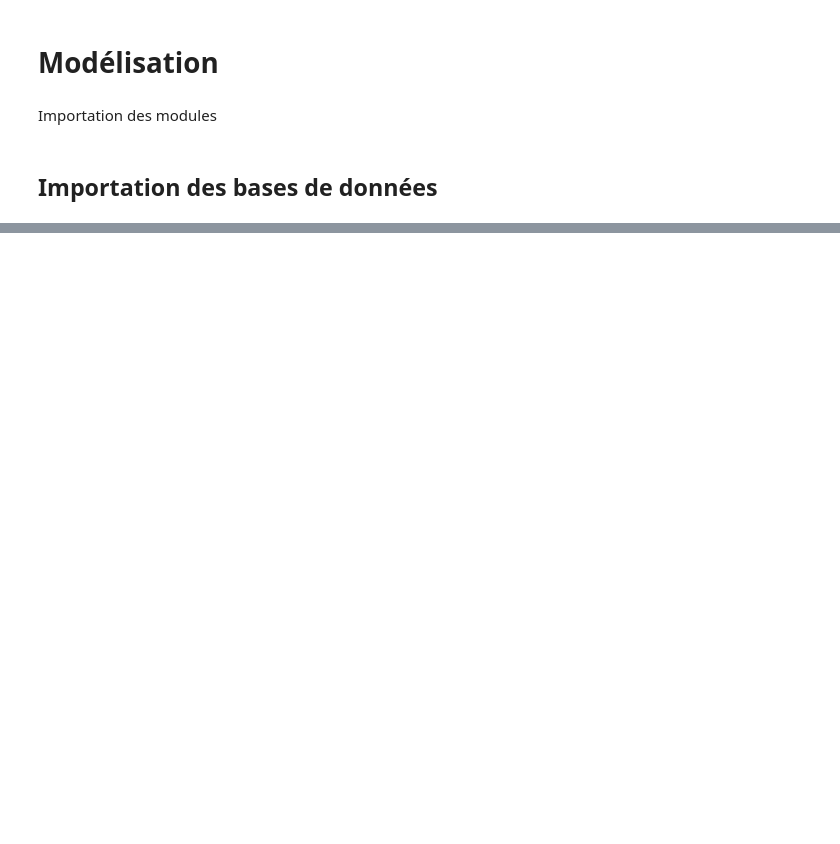
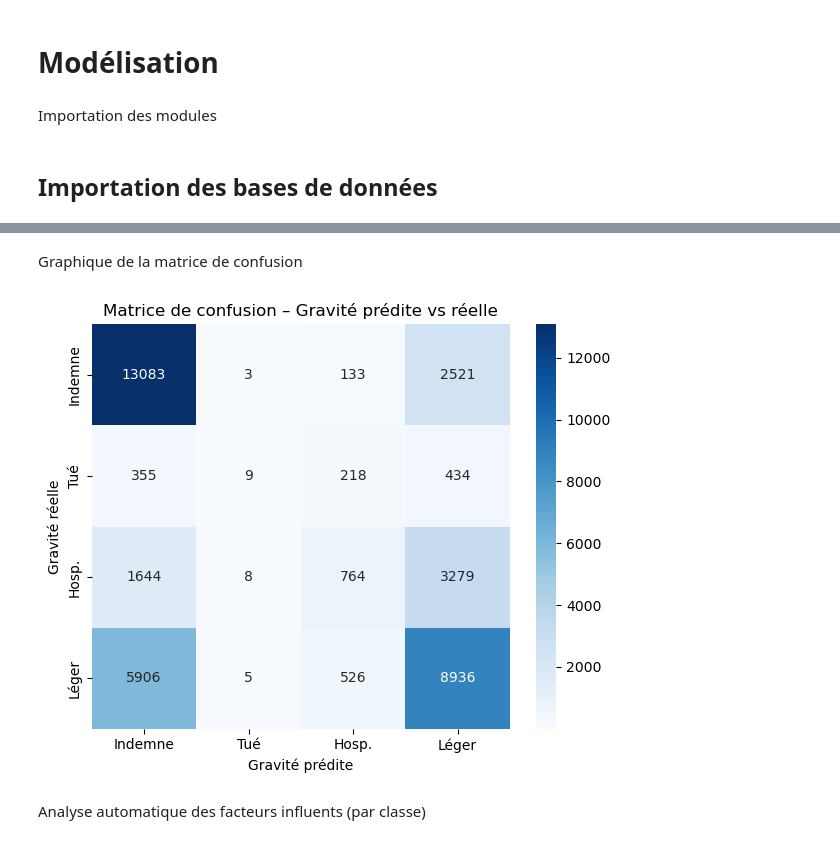
Before and after one commit to Romaric01K/Projet_Tutor-, a Jupyter notebook: Modélisation.ipynb, the cells around one changed output, grey strips where cells are left out. Drawn from its saved outputs; the diff is of its cells as text; code cells hidden in the pictures; blank space fills up the shorter version.

Commit message:
modèle GLM ajouté

```diff
--- a/Modélisation.ipynb
+++ b/Modélisation.ipynb
@@ -21,8 +26,8 @@ from sklearn.preprocessing import StandardScaler
 # %% [markdown]
 ## Importation des bases de données
 # %%
-
 base_finale= pd.read_csv("base_finale.csv", delimiter=",", low_memory=False)
+base_f= pd.read_csv("base_f.csv", delimiter=",", low_memory=False)
 # %%
 base_finale.info()
 # %% [output]
@@ -201,0 +251,29 @@ manv          -0.0177      0.001    -21.835      0.000      -0.019      -0.016
+# %%
+# 1. Variables explicatives et variable cible (gravité exacte)
+variables = ['sexe', 'age', 'catv', 'catu', 'atm', 'lum', 'trajet', 'secu1', 'choc', 'manv','choc']
+df_model = base_f[variables + ['grav']].dropna()
+
+# 2. Encodage des variables catégorielles
+X = pd.get_dummies(df_model.drop('grav', axis=1), drop_first=True)
+X = X.astype(float)  # ✅ Conversion explicite pour éviter l'erreur
+y = df_model['grav']  # Valeurs : 1 = Indemne, 2 = Tué, 3 = Blessé hospitalisé, 4 = Blessé léger
+y = df_model['grav'].astype(int)  # ✅ Conversion explicite
+# 3. Séparation train/test
+X_train, X_test, y_train, y_test = train_test_split(X, y, test_size=0.3, random_state=0)
+
+# 4. Standardisation (optionnelle mais utile pour certains solveurs)
+scaler = StandardScaler()
+X_train_scaled = scaler.fit_transform(X_train)
+X_test_scaled = scaler.transform(X_test)
+
+# 5. Modèle de régression logistique multinomiale
+model = LogisticRegression(multi_class='multinomial', solver='lbfgs', max_iter=500)
+model.fit(X_train_scaled, y_train)
+
+# 6. Prédictions et évaluation
+y_pred = model.predict(X_test_scaled)
+
+print("=== Évaluation du modèle multinomial : prédiction de la gravité exacte ===")
+print(confusion_matrix(y_test, y_pred))
+print(classification_report(y_test, y_pred, digits=3))
+print(f"Précision (accuracy) globale : {accuracy_score(y_test, y_pred):.3f}")
@@ -201,0 +309,17 @@ manv          -0.0177      0.001    -21.835      0.000      -0.019      -0.016
+# %% [markdown]
+Graphique de la matrice de confusion
+# %%
+# Générer et afficher la matrice de confusion
+plt.figure(figsize=(6, 5))
+sns.heatmap(confusion_matrix(y_test, y_pred), annot=True, fmt='d', cmap='Blues',
+            xticklabels=["Indemne", "Tué", "Hosp.", "Léger"],
+            yticklabels=["Indemne", "Tué", "Hosp.", "Léger"])
+plt.title("Matrice de confusion – Gravité prédite vs réelle")
+plt.xlabel("Gravité prédite")
+plt.ylabel("Gravité réelle")
+plt.tight_layout()
+plt.show()
+# %% [output]
+[figure, added]
+# %% [markdown]
+Analyse automatique des facteurs influents (par classe)
```
Also changed, not shown: parts of 41 cells of this notebook, 3 other files.
